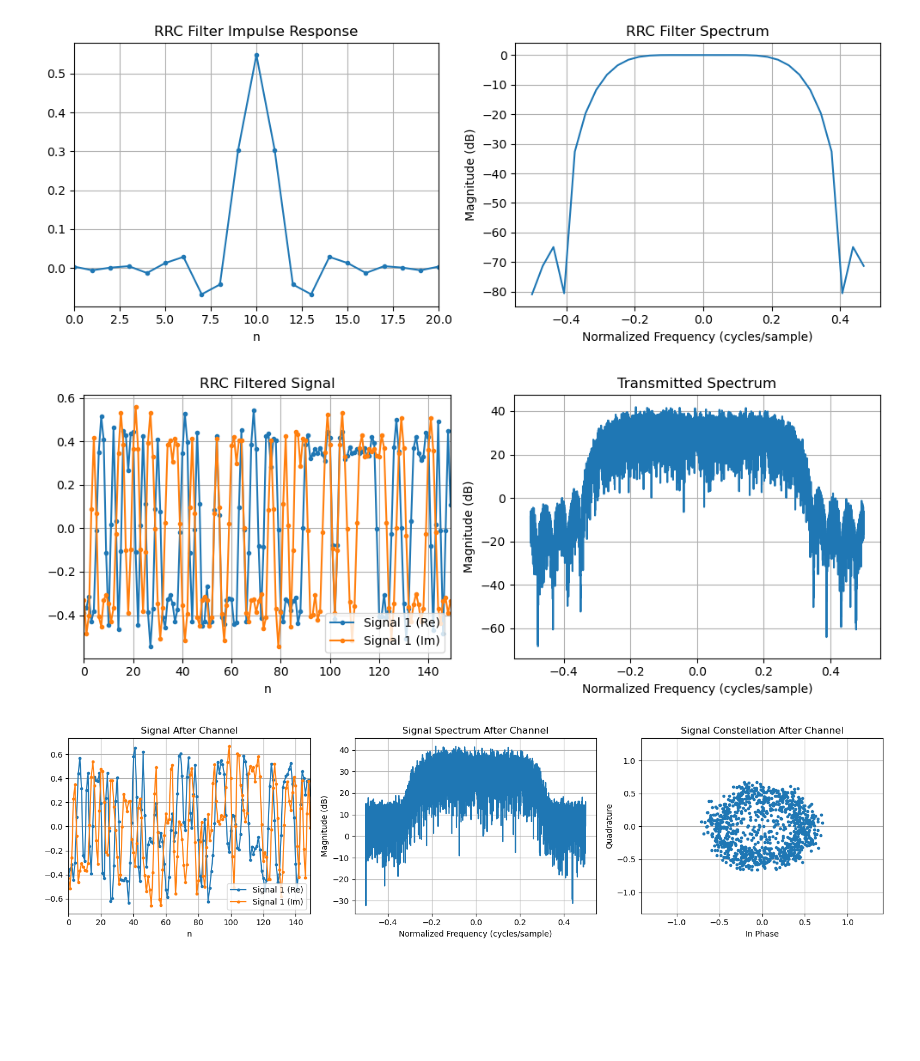
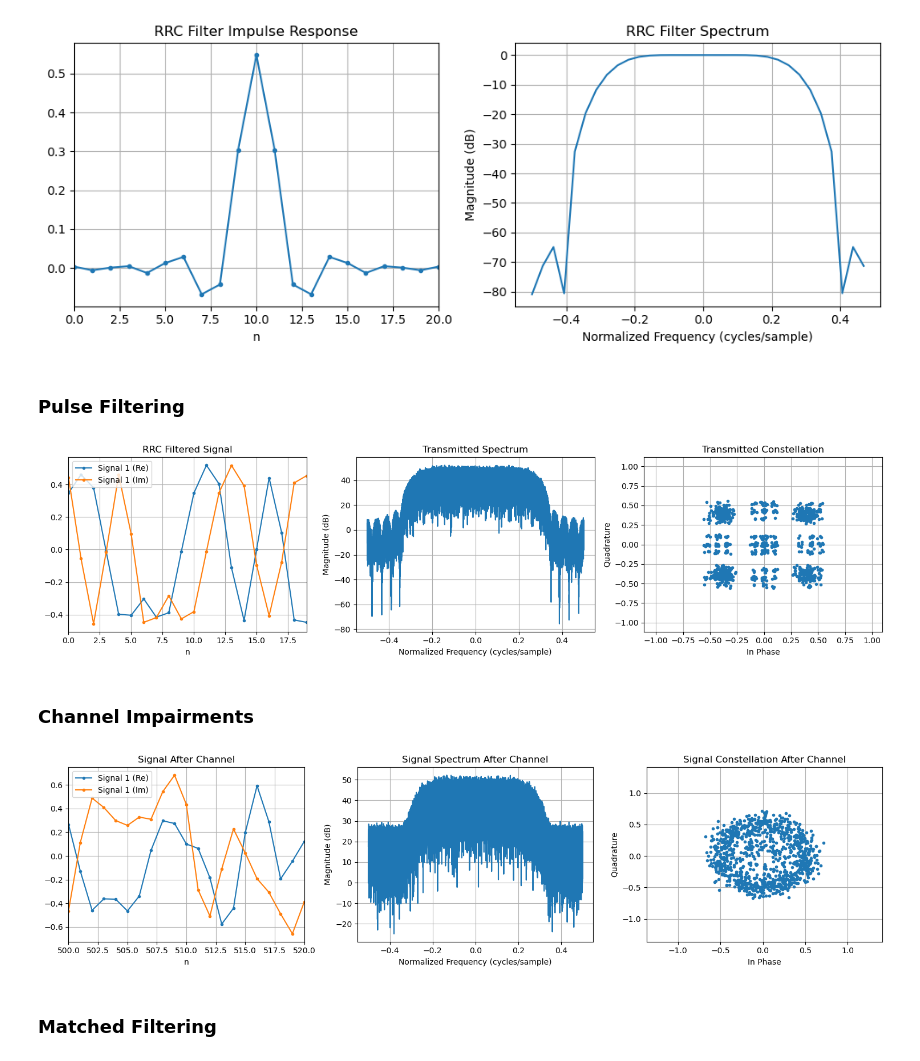
Before and after one commit to cddelong6626/sdr-notebooks, a Jupyter notebook: notebooks/qpsk_sim.ipynb, the cells around one changed output. Cells and saved outputs as stored; diff of their text form; code cells hidden in the pictures; blank space fills up the shorter version.

```diff
--- a/notebooks/qpsk_sim.ipynb
+++ b/notebooks/qpsk_sim.ipynb
@@ -47,8 +52,8 @@ import py_utils as pu                       # Python utils
 from py_utils import visualization as vz    # Python visualization utils
 
 # Constants
-SPS = int(2)                        # samples per symbol
-N_BITS = 10**4                      # number of bits to simulate
+SPS = int(2)                        # samples per symbol. Must be 2 for Gardner TED
+N_BITS = 10**5                      # number of bits to simulate
 N_SYMBOLS = int(N_BITS/2)           # qpsk: 2 bits/sample, IF differential coding: +1 symbol
 N_RRC_TAPS = SPS*10 + 1             # number of taps in rrc filter (10 on each side of center)
 SNR_DB = 20                         # channel SNR in dB
@@ -61,9 +70,7 @@ vz.plot_signal(bits_tx, title='TX Bits', xlim=[0, 30]);
 # %%
-### QPSK modulation ###
-
 # Use differential coding to account for phase ambiguity
-# sym_tx = pu.coding.diff_encode_psk_symbols(pu.modulation.modulate_qpsk(bits_tx))
 sym_tx = pu.modulation.modulate_qpsk(bits_tx)
+sym_tx = pu.coding.diff_encode_psk_symbols(sym_tx)
 
 fig, ax = vz.visualize(
     sym_tx,
@@ -97,29 +106,32 @@ fig, ax = vz.visualize(
 );
 # %% [output]
 [figure]
+# %% [markdown]
+### Pulse Filtering
 # %%
 # Convolve signal with RRC filter
 sig_tx = pu.rrc_filter(sym_upsamp, n_taps=N_RRC_TAPS, Ts=SPS).astype(np.complex64)
 
 fig, ax = vz.visualize(
     sig_tx,
-    plots=('time', 'frequency'),
+    plots=('time', 'frequency', 'constellation'),
     plot_kwargs={
-        'time': {'title': 'RRC Filtered Signal', 'n_samps': 150},
-        'frequency': {'title': 'Transmitted Spectrum'}
+        'time': {'title': 'RRC Filtered Signal', 'n_samps': 20},
+        'frequency': {'title': 'Transmitted Spectrum'},
+        'constellation': {'title': 'Transmitted Constellation'}
     }
 );
 # %% [output]
-[figure, old version]
+[figure, new version]
+# %% [markdown]
+### Channel Impairments
 # %%
-### Channel ###
-
 # Apply CFO
 # testing/realistic: 1-5%, aggressive: 10%
 sig_chan = np.empty_like(sig_tx).astype(np.complex64)
 
-# sig_chan = pu.channel.apply_cfo(sig_tx, 0.01)?
-cu.channel.apply_cfo(sig_tx, sig_chan, 0.01) # --- IGNORE ---
+# sig_chan = pu.channel.apply_cfo(sig_tx, 0.05)
+cu.channel.apply_cfo(sig_tx, sig_chan, 0.05)
 
 # Apply STO
 mu = 0.3
@@ -139,7 +151,9 @@ fig, ax = vz.visualize(
     }
 );
 # %% [output]
-[figure, old version]
+[figure, new version]
+# %% [markdown]
+### Matched Filtering
 # %%
 ### Matched filter ###
 # sig_matched = np.convolve(sig_rx, h_rrc)
```
Also changed, not shown: parts of 19 cells of this notebook, 16 other files.
